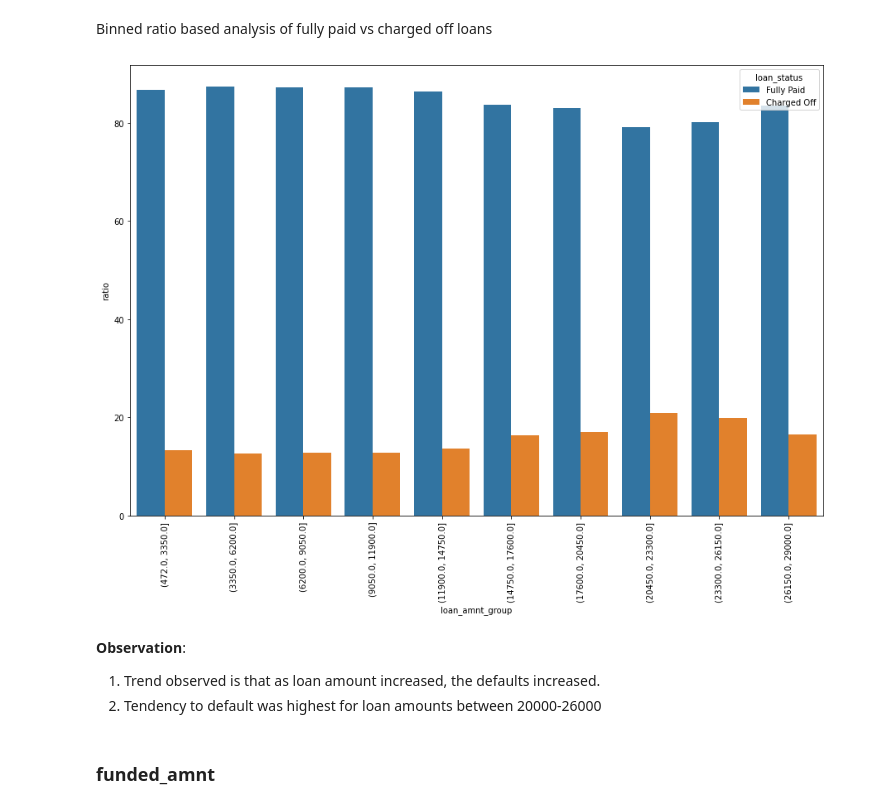
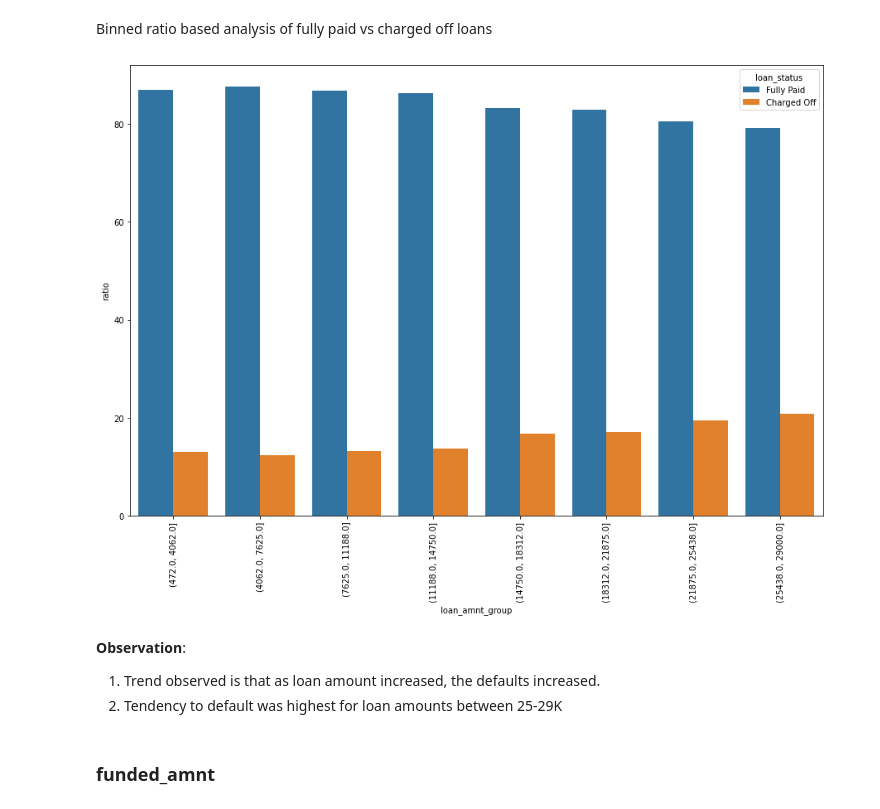
Before and after one commit to sujaykondanekar/Lending-club-case-study, a Jupyter notebook: Sujay_Kondanekar.ipynb, the cells around one changed output. Drawn from its saved outputs; the diff is of its cells as text; code cells hidden in the pictures.

```diff
--- a/Sujay_Kondanekar.ipynb
+++ b/Sujay_Kondanekar.ipynb
@@ -1039,14 +1040,14 @@ def plotForFullyPaidVsChargeOff(x,col):
   sns.barplot(x=f'{col}_group',y='ratio', data=x,hue='loan_status')
   plt.xticks(rotation=90)
 # %%
-plotForFullyPaidVsChargeOff(createGroupAndPlotBar('loan_amnt',10),'loan_amnt')
+plotForFullyPaidVsChargeOff(createGroupAndPlotBar('loan_amnt',8),'loan_amnt')
 # %% [output]
-[figure, old version]
+[figure, new version]
 # %% [markdown]
 **Observation**:
 
 1. Trend observed is that as loan amount increased, the defaults increased.
-2. Tendency to default was highest for loan amounts between 20000-26000
+2. Tendency to default was highest for loan amounts between 25-29K
 # %% [markdown]
 ### funded_amnt
 # %% [markdown]
```
Also changed, not shown: parts of 19 cells of this notebook, 4 other files.
